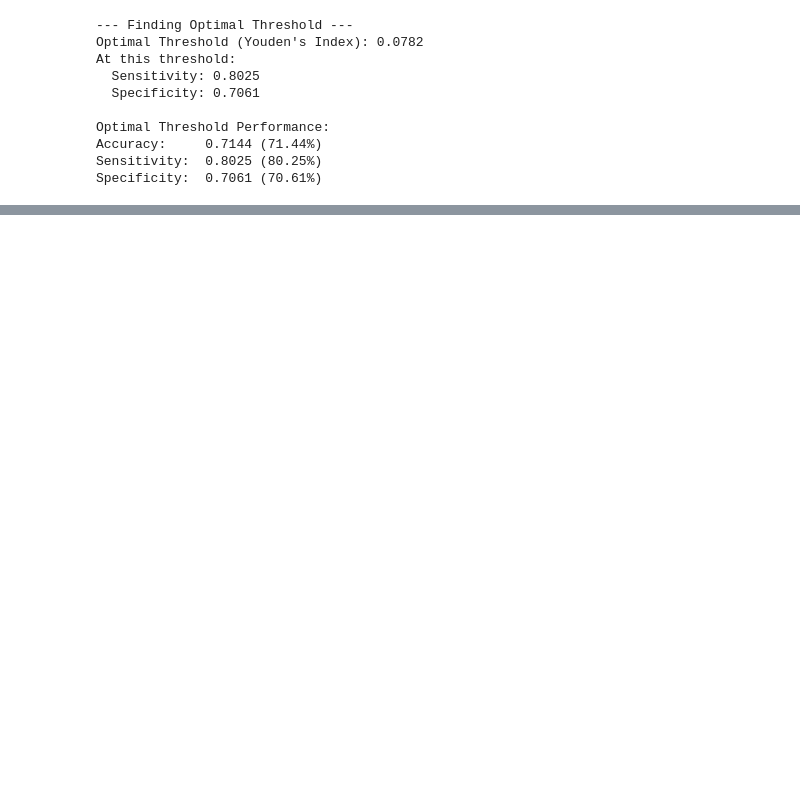
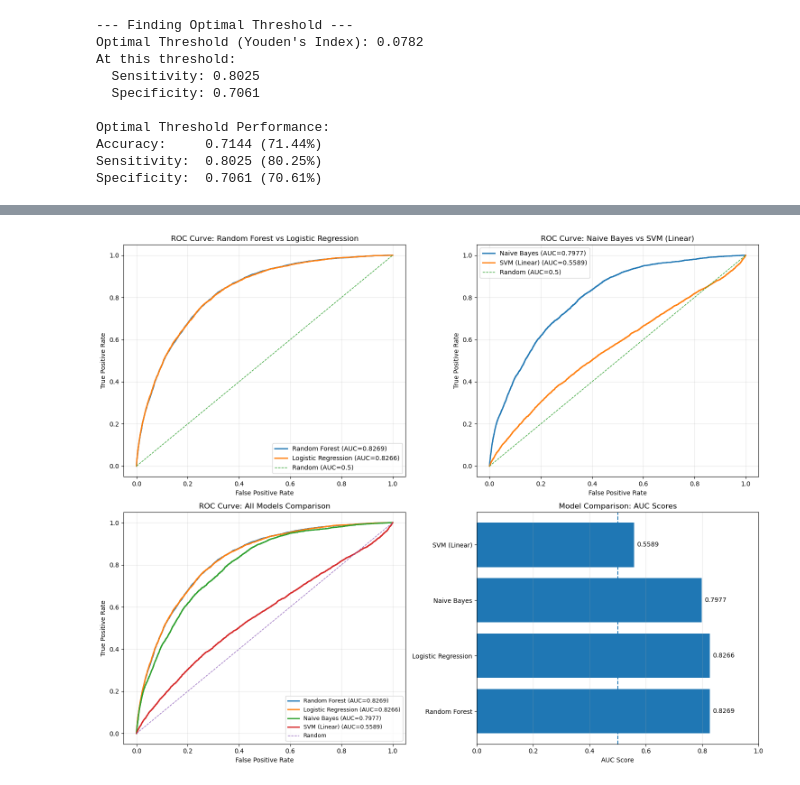
Before and after one commit to kochezz/heart-disease-prediction-BLR, a Jupyter notebook: notebooks/03_Modeling.ipynb, the cells around one changed output, grey strips where cells are left out. Drawn from its saved outputs; the diff is of its cells as text; code cells hidden in the pictures; blank space fills up the shorter version.

```diff
--- a/notebooks/03_Modeling.ipynb
+++ b/notebooks/03_Modeling.ipynb
@@ -1210,0 +1264,4 @@ print(f"\n✓ Training evaluation complete. Results saved to '{project_root / 't
+# %%
+# Predictions on test data
+X_test_sm = sm.add_constant(X_test)
+y_test_prob = model.predict(X_test_sm)
@@ -1210,0 +1270,14 @@ print(f"\n✓ Training evaluation complete. Results saved to '{project_root / 't
+# %%
+# ROC Curve and AUC for Test Data
+print("\n--- Step 9: ROC Curve and AUC (Test Data) ---")
+fpr_test, tpr_test, thresholds_test = roc_curve(y_test, y_test_prob)
+roc_auc_test = auc(fpr_test, tpr_test)
+
+print(f"AUC (Test):     {roc_auc_test:.4f}")
+print(f"AUC (Train):    {train_perf['AUC_train'].values[0]:.4f}")
+print(f"Difference:     {abs(roc_auc_test - train_perf['AUC_train'].values[0]):.4f}")
+
+if abs(roc_auc_test - train_perf['AUC_train'].values[0]) < 0.05:
+    print("✓ Model generalizes well (AUC difference < 0.05)")
+else:
+    print("⚠ Significant AUC difference - possible overfitting")
@@ -1210,0 +1568,74 @@ print(f"\n✓ Training evaluation complete. Results saved to '{project_root / 't
+# %%
+# ---------- Helper ----------
+def score_fn(model, X):
+    """Return continuous scores for ROC (proba if available, else decision_function, else predictions)."""
+    if hasattr(model, "predict_proba"):
+        return model.predict_proba(X)[:, 1]
+    if hasattr(model, "decision_function"):
+        return model.decision_function(X)
+    return model.predict(X)
+
+def roc_data_for(model, X, y):
+    s = score_fn(model, X)
+    fpr, tpr, _ = roc_curve(y, s)
+    return fpr, tpr, auc(fpr, tpr)
+
+# ---------- Build figure ----------
+order = results_df.sort_values("Test_AUC", ascending=False)["Model"].tolist()
+pairs = []
+if len(order) >= 2:
+    pairs.append((order[0], order[1]))          # best vs 2nd
+if len(order) >= 4:
+    pairs.append((order[2], order[3]))          # 3rd vs 4th
+elif len(order) == 3:
+    pairs.append((order[0], order[2]))          # fallback
+
+fig, ((ax1, ax2), (ax3, ax4)) = plt.subplots(2, 2, figsize=(15, 12))
+
+# Pairwise ROC plots
+for ax, pair in zip((ax1, ax2), pairs):
+    for name in pair:
+        fpr, tpr, a = roc_data_for(models[name], X_test, y_test)
+        ax.plot(fpr, tpr, linewidth=2, label=f"{name} (AUC={a:.4f})")
+    ax.plot([0, 1], [0, 1], linestyle="--", linewidth=1, label="Random (AUC=0.5)")
+    ax.set_title(f"ROC Curve: {pair[0]} vs {pair[1]}")
+    ax.set_xlabel("False Positive Rate")
+    ax.set_ylabel("True Positive Rate")
+    ax.legend()
+    ax.grid(alpha=0.3)
+
+# All-models ROC
+for name in order:
+    fpr, tpr, a = roc_data_for(models[name], X_test, y_test)
+    ax3.plot(fpr, tpr, linewidth=2, label=f"{name} (AUC={a:.4f})")
+ax3.plot([0, 1], [0, 1], linestyle="--", linewidth=1, label="Random")
+ax3.set_title("ROC Curve: All Models Comparison")
+ax3.set_xlabel("False Positive Rate")
+ax3.set_ylabel("True Positive Rate")
+ax3.legend(loc="lower right", fontsize=9)
+ax3.grid(alpha=0.3)
+
+# AUC horizontal bar chart
+ax4.barh(results_df["Model"], results_df["Test_AUC"])
+ax4.axvline(0.5, linestyle="--")  # random baseline
+for i, v in enumerate(results_df["Test_AUC"]):
+    ax4.text(v + 0.01, i, f"{v:.4f}", va="center")
+ax4.set_xlim(0, 1)
+ax4.set_xlabel("AUC Score")
+ax4.set_title("Model Comparison: AUC Scores")
+ax4.grid(axis="x", alpha=0.3)
+
+plt.tight_layout()
+
+# ---------- Save to reports/ ----------
+project_root = Path(r"C:\Users\willi\GitHub\Capstone_Project")
+reports_dir = project_root / "reports"
+reports_dir.mkdir(parents=True, exist_ok=True)
+timestamp = datetime.now().strftime("%Y-%m-%d_%H%M")
+roc_path = reports_dir / f"ROC_Comparisons_{timestamp}.png"
+plt.savefig(roc_path, dpi=200, bbox_inches="tight")
+plt.show()
+
+print(f"✓ ROC comparison figure saved to: {roc_path}")
+# %% [output]
+[figure, added]
```
Also changed, not shown: parts of 26 cells of this notebook, 28 other files.
